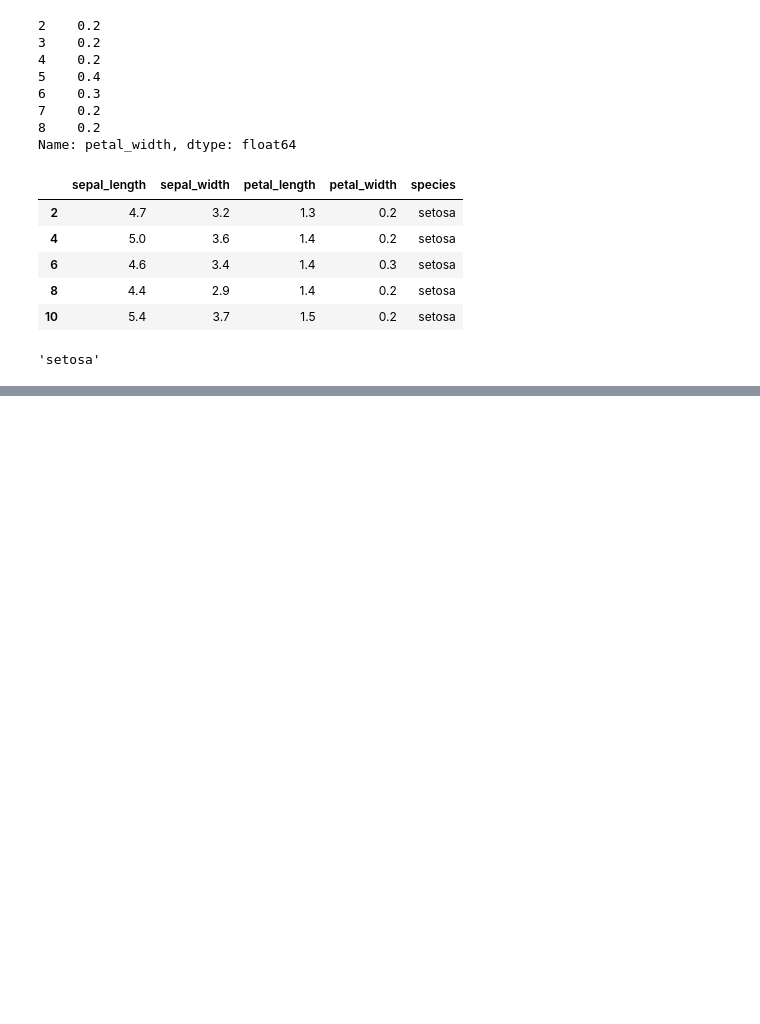
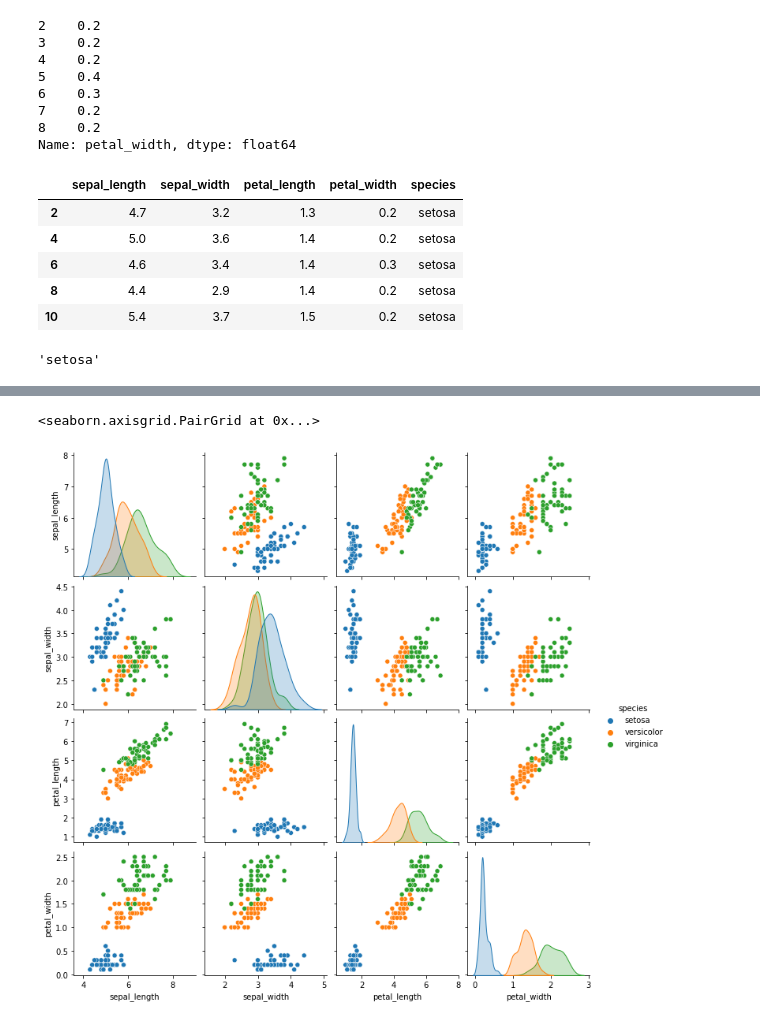
Before and after one commit to loughjo/progdata-roughwork, a Jupyter notebook: PandasWithIris.ipynb, the cells around one changed output, grey strips where cells are left out. Drawn from its saved outputs; the diff is of its cells as text; code cells hidden in the pictures; blank space fills up the shorter version.

```diff
--- a/PandasWithIris.ipynb
+++ b/PandasWithIris.ipynb
@@ -166,0 +330,5 @@ df.at[2,'species']
+# %%
+sns.pairplot(df, hue='species')
+# %% [output]
+<seaborn.axisgrid.PairGrid at 0x...>
+[figure, added]
```
Also changed, not shown: parts of 17 cells of this notebook.
